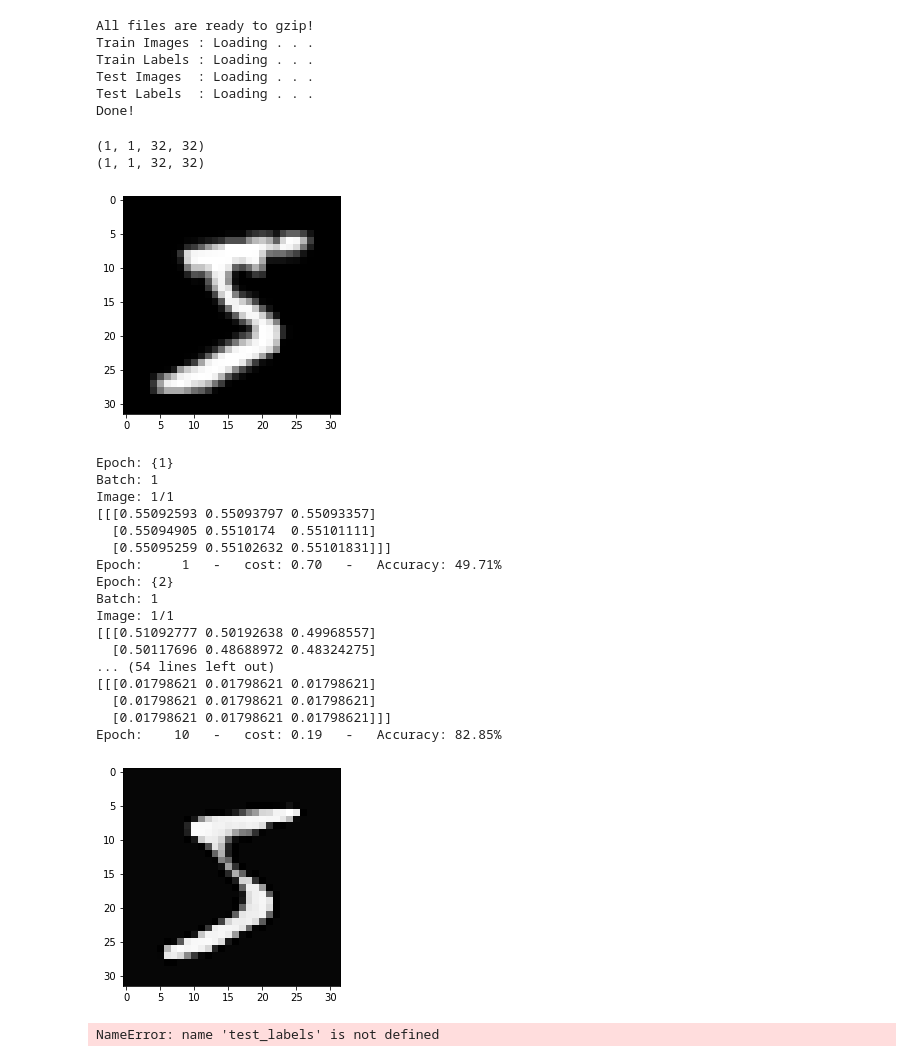
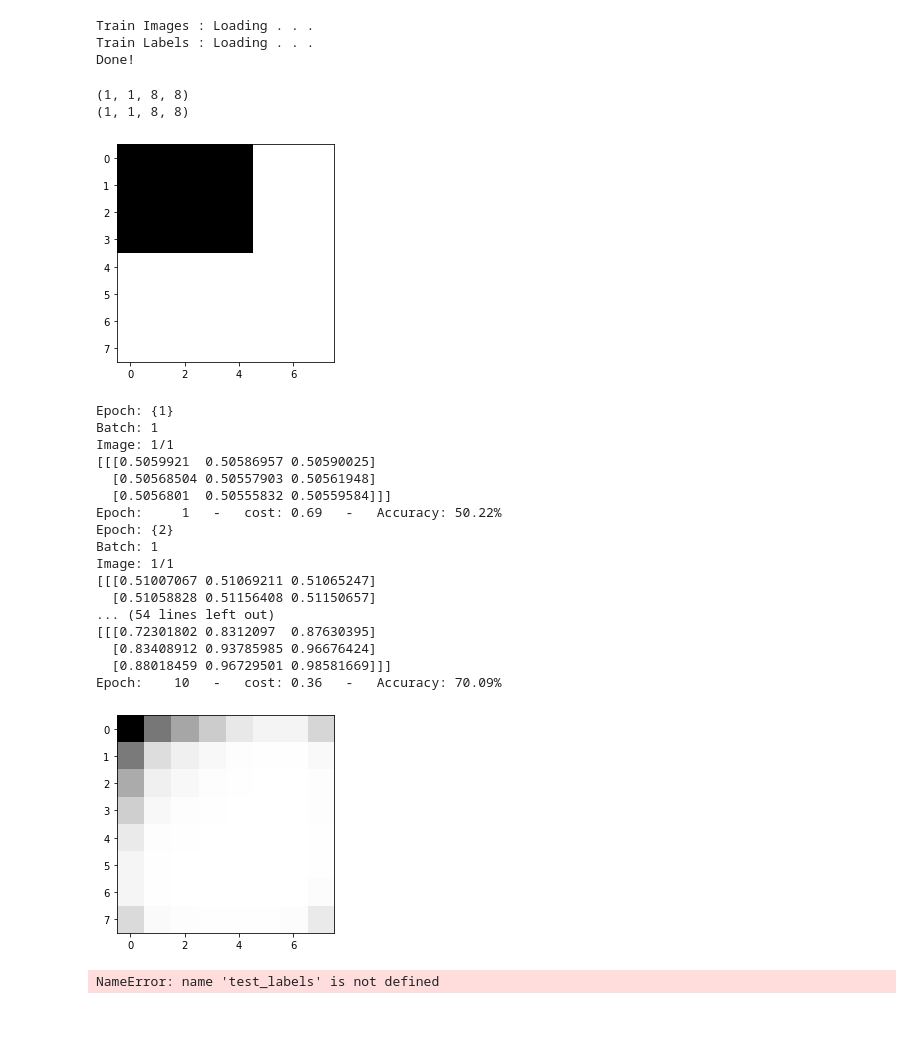
Before and after one commit to labis7/UNET-Using-Numpy, a Jupyter notebook: U-Net - Numpy - Small Version.ipynb, the cells around one changed output. Cells and saved outputs as stored; diff of their text form; code cells hidden in the pictures; blank space fills up the shorter version.

```diff
--- a/U-Net - Numpy - Small Version.ipynb
+++ b/U-Net - Numpy - Small Version.ipynb
@@ -83,13 +83,10 @@ def mnist(path=None):
 
     return train_images[0,:,:,:], train_labels[0,:] #, test_images, test_labels
 # %%
-train_images, train_labelsa= mnist()  #, test_images, test_labels
+train_images, train_labels= mnist()  #, test_images, test_labels
 # %% [output]
-All files are ready to gzip!
 Train Images : Loading . . .
 Train Labels : Loading . . .
-Test Images  : Loading . . .
-Test Labels  : Loading . . .
 Done!
 # %%
 ch = 1 #Number of channels
@@ -121,12 +118,12 @@ train_labels = np.array(temp.copy())
 #plt.imshow(train_images[0].squeeze(), cmap='Greys_r');
 pass
 # %% [output]
-(1, 1, 32, 32)
-(1, 1, 32, 32)
+(1, 1, 8, 8)
+(1, 1, 8, 8)
 # %%
 plt.imshow(train_labels[0].squeeze(), cmap='Greys_r');
 # %% [output]
-[figure, old version]
+[figure, new version]
 # %%
 ########### Convolution Architecture - Downsampling/Upsampling  ##################
 
@@ -783,29 +780,29 @@ def train(X, Y, epochs, learning_rate, dropout, verbose=True, callback=None):
 # %%
 ###### Training ######
 #train_images, train_labels, test_images, test_labels
 import gc
 gc.collect()
 
-params_values = train(train_images, train_labels, 10, 0.1, True) #0.05 stable LR
+params_values = train(train_images, train_labels, 10, 0.01, True) #0.05 stable LR
 # %% [output]
 Epoch: {1}
 Batch: 1
 Image: 1/1
-[[[0.55092593 0.55093797 0.55093357]
-  [0.55094905 0.5510174  0.55101111]
-  [0.55095259 0.55102632 0.55101831]]]
-Epoch:     1   -   cost: 0.70   -   Accuracy: 49.71%
+[[[0.5059921  0.50586957 0.50590025]
+  [0.50568504 0.50557903 0.50561948]
+  [0.5056801  0.50555832 0.50559584]]]
+Epoch:     1   -   cost: 0.69   -   Accuracy: 50.22%
 Epoch: {2}
 Batch: 1
 Image: 1/1
-[[[0.51092777 0.50192638 0.49968557]
-  [0.50117696 0.48688972 0.48324275]
+[[[0.51007067 0.51069211 0.51065247]
+  [0.51058828 0.51156408 0.51150657]
 ... (54 lines left out)
-[[[0.01798621 0.01798621 0.01798621]
-  [0.01798621 0.01798621 0.01798621]
-  [0.01798621 0.01798621 0.01798621]]]
-Epoch:    10   -   cost: 0.19   -   Accuracy: 82.85%
+[[[0.72301802 0.8312097  0.87630395]
+  [0.83408912 0.93785985 0.96676424]
+  [0.88018459 0.96729501 0.98581669]]]
+Epoch:    10   -   cost: 0.36   -   Accuracy: 70.09%
-[figure, old version]
+[figure, new version]
 # %%
 ###### Prediction ######
 Yt = test_labels.T
```
Also changed, not shown: 1 other file.
